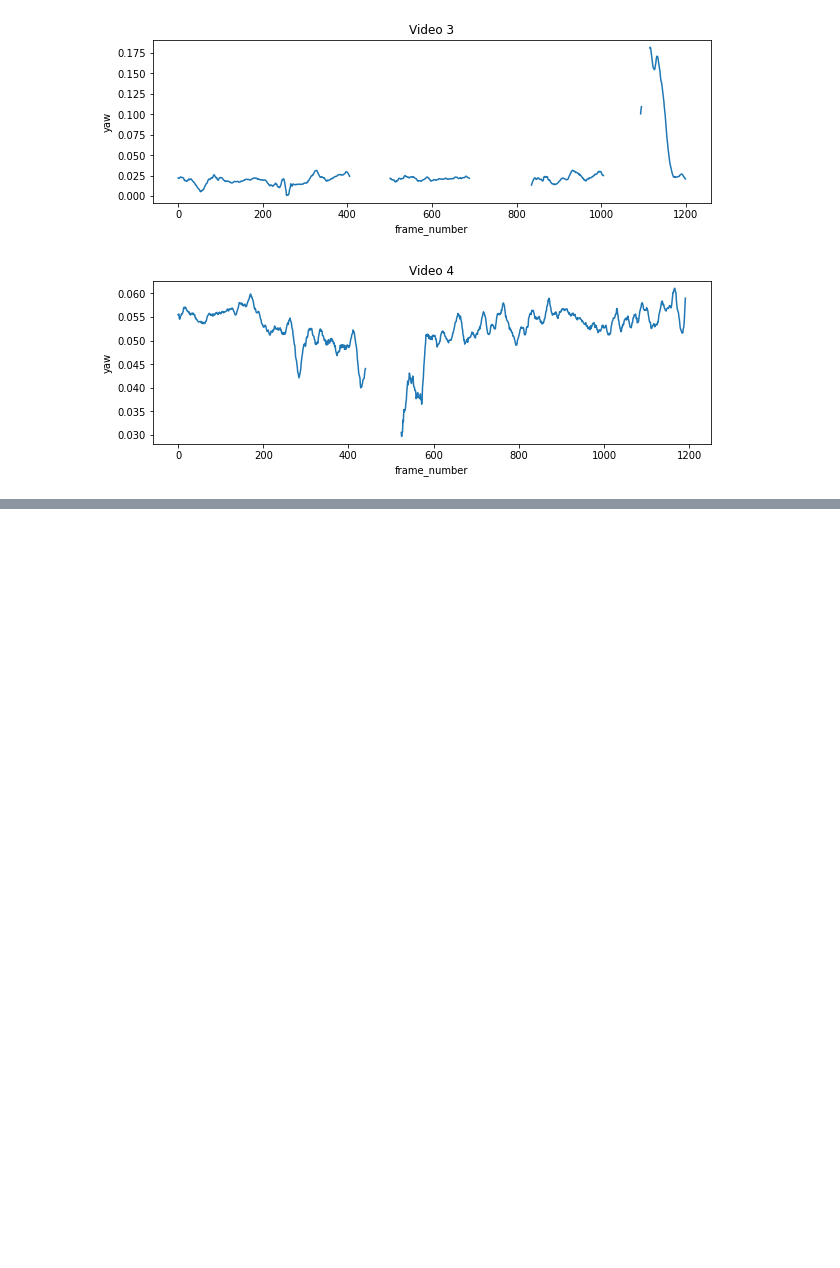
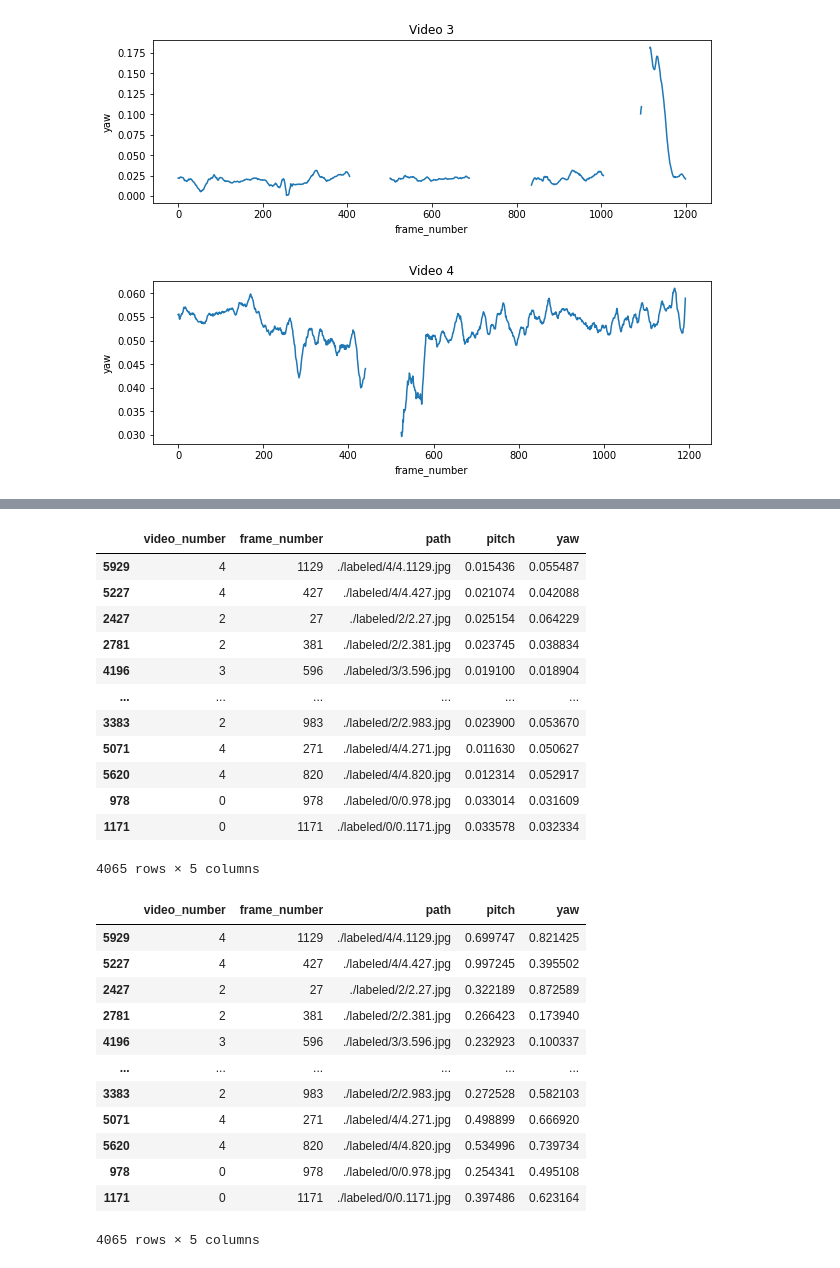
Before and after one commit to kim-jason/calib-challenge, a Jupyter notebook: colab.ipynb, the cells around one changed output, grey strips where cells are left out. Drawn from its saved outputs; the diff is of its cells as text; code cells hidden in the pictures; blank space fills up the shorter version.

```diff
--- a/colab.ipynb
+++ b/colab.ipynb
@@ -164,3 +204,62 @@ print(test_df.shape)
+# %%
+display(train_df)
+
+#Other addition
+def min_max_scaler(df, to_scale, group):
+    """
+    Min max scaler. Scales inputs between 0, 1.
+    """
+    norm_data = pd.DataFrame()
+    norm_metadata = dict()
+
+    for i, data in df.groupby(group):
+
+        group_min = data[to_scale].min()
+        group_max = data[to_scale].max()
+
+        norm_metadata[i] = [group_min, group_max]
+
+        norm_data = norm_data.append((data[to_scale] - group_min) / (group_max - group_min))
+
+    df[to_scale] = norm_data
+
+    return df, norm_metadata
+
+targets = ["pitch", "yaw"]
+
+train_df, train_meta = min_max_scaler(train_df, targets, "video_number")
+val_df, val_meta = min_max_scaler(val_df, targets, "video_number")
+test_df, test_meta = min_max_scaler(test_df, targets, 'video_number')
+
+
+display(train_df)
+# %% [output]
+|  | video_number | frame_number | path | pitch | yaw |
+| 5929 | 4 | 1129 | ./labeled/4/4.1129.jpg | 0.015436 | 0.055487 |
+| 5227 | 4 | 427 | ./labeled/4/4.427.jpg | 0.021074 | 0.042088 |
+| 2427 | 2 | 27 | ./labeled/2/2.27.jpg | 0.025154 | 0.064229 |
+| 2781 | 2 | 381 | ./labeled/2/2.381.jpg | 0.023745 | 0.038834 |
+| 4196 | 3 | 596 | ./labeled/3/3.596.jpg | 0.019100 | 0.018904 |
+| ... | ... | ... | ... | ... | ... |
+| 3383 | 2 | 983 | ./labeled/2/2.983.jpg | 0.023900 | 0.053670 |
+| 5071 | 4 | 271 | ./labeled/4/4.271.jpg | 0.011630 | 0.050627 |
+| 5620 | 4 | 820 | ./labeled/4/4.820.jpg | 0.012314 | 0.052917 |
+| 978 | 0 | 978 | ./labeled/0/0.978.jpg | 0.033014 | 0.031609 |
+| 1171 | 0 | 1171 | ./labeled/0/0.1171.jpg | 0.033578 | 0.032334 |
+4065 rows × 5 columns
+|  | video_number | frame_number | path | pitch | yaw |
+| 5929 | 4 | 1129 | ./labeled/4/4.1129.jpg | 0.699747 | 0.821425 |
+| 5227 | 4 | 427 | ./labeled/4/4.427.jpg | 0.997245 | 0.395502 |
+| 2427 | 2 | 27 | ./labeled/2/2.27.jpg | 0.322189 | 0.872589 |
+| 2781 | 2 | 381 | ./labeled/2/2.381.jpg | 0.266423 | 0.173940 |
+| 4196 | 3 | 596 | ./labeled/3/3.596.jpg | 0.232923 | 0.100337 |
+| ... | ... | ... | ... | ... | ... |
+| 3383 | 2 | 983 | ./labeled/2/2.983.jpg | 0.272528 | 0.582103 |
+| 5071 | 4 | 271 | ./labeled/4/4.271.jpg | 0.498899 | 0.666920 |
+| 5620 | 4 | 820 | ./labeled/4/4.820.jpg | 0.534996 | 0.739734 |
+| 978 | 0 | 978 | ./labeled/0/0.978.jpg | 0.254341 | 0.495108 |
+| 1171 | 0 | 1171 | ./labeled/0/0.1171.jpg | 0.397486 | 0.623164 |
+4065 rows × 5 columns
 # %%
 #Process images
 
```
Also changed, not shown: parts of 9 cells of this notebook.
